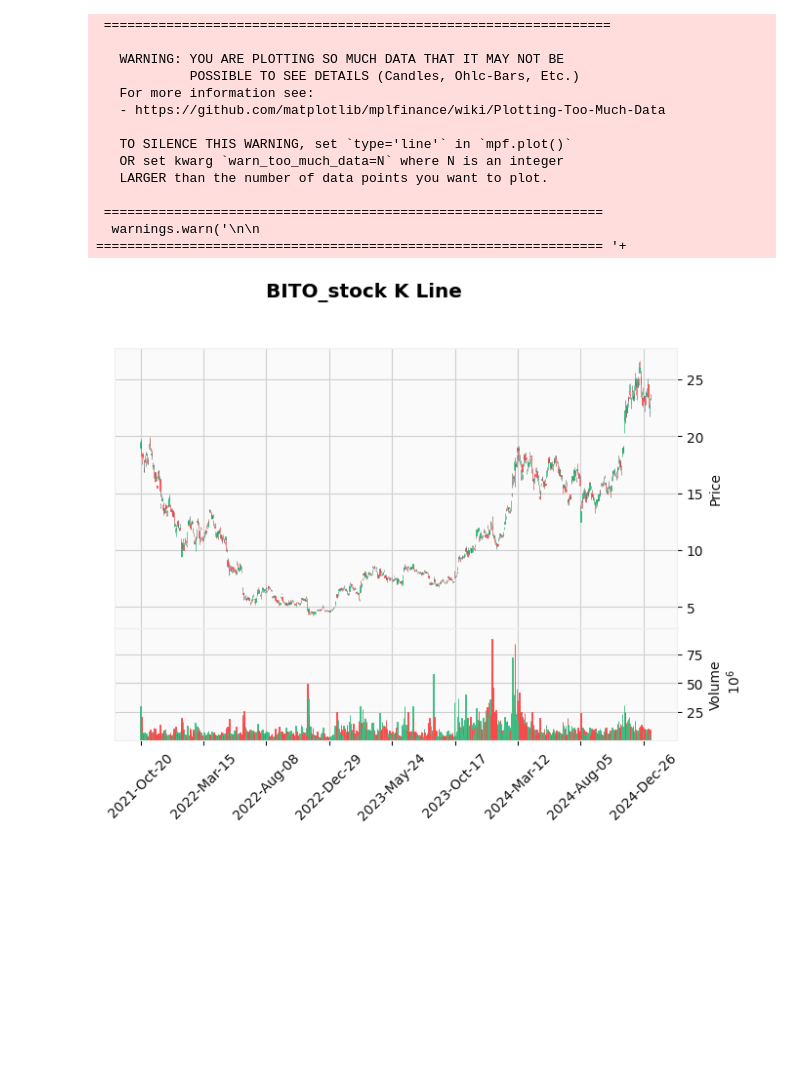
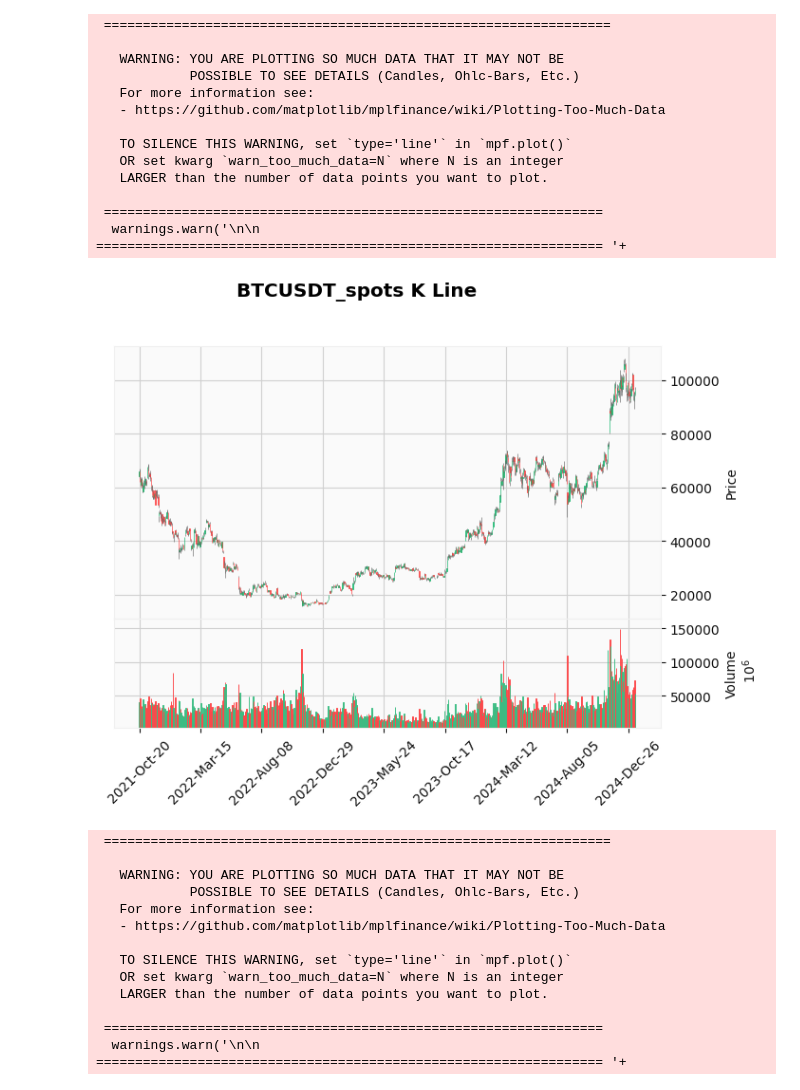
Before and after one commit to 13141440/BTC_data_analyzation, a Jupyter notebook: code/drawKLine.ipynb, the cells around one changed output. Saved outputs shown, nothing was run; the diff lists cells and outputs as text; code cells hidden in the pictures; blank space fills up the shorter version.

Commit message:
finish data

```diff
--- a/code/drawKLine.ipynb
+++ b/code/drawKLine.ipynb
@@ -4,12 +4,54 @@ import matplotlib.pyplot as plt
 import mplfinance as mpf
 import matplotlib.pyplot as plt
 
-name1="BITO_stock"
-name2="IBIT_stock"
+# name1="BITO_stock"
+# name2="BTCUSDT_spots"
+# file1="/home/eric/Desktop/code/BTC_data_analyzation/datas/"+name1+"_data.csv"
+# file2="/home/eric/Desktop/code/BTC_data_analyzation/datas/"+name2+"_data.csv"
+# data_BITO = pd.read_csv(file1)
+# data_IBIT = pd.read_csv(file2)
+
+
+st="2022-3-11"
+et="2025-01-14"
+
+name1="BTCUSDT_spots"
+name2="BITO_stock"
 file1="/home/eric/Desktop/code/BTC_data_analyzation/datas/"+name1+"_data.csv"
 file2="/home/eric/Desktop/code/BTC_data_analyzation/datas/"+name2+"_data.csv"
-data_BITO = pd.read_csv(file1)
-data_IBIT = pd.read_csv(file2)
+datadata11=pd.read_csv(file1)
+datadata22=pd.read_csv(file2)
+
+len11=len(datadata11)
+len22=len(datadata22)
+
+for i in range(len11):
+    datadata11.loc[i,'Date']=datadata11.loc[i,'Date'][0:10]
+    # print(datadata11.loc[i,'Date'])
+for i in range(len22):
+    datadata22.loc[i,'Date']=datadata22.loc[i,'Date'][0:10]
+    # print(datadata22.loc[i,'Date'])
+
+
+
+# 将 'date' 列设置为索引
+datadata11.set_index('Date', inplace=True)
+datadata22.set_index('Date', inplace=True)
+
+# 找到两个 DataFrame 索引的交集
+common_dates = datadata11.index.intersection(datadata22.index)
+
+# 使用交集索引筛选两个 DataFrame
+datadata11_common = datadata11.loc[common_dates]
+datadata22_common = datadata22.loc[common_dates]
+
+# 如果需要将日期重新作为列而不是索引
+datadata11_common.reset_index(inplace=True)
+datadata22_common.reset_index(inplace=True)
+
+data_BITO=datadata11_common
+data_IBIT=datadata22_common
+
 
 data_BITO['Date'] = pd.to_datetime(data_BITO['Date'], utc=True)
 data_IBIT['Date'] = pd.to_datetime(data_IBIT['Date'], utc=True)
@@ -27,31 +69,46 @@ data_IBIT['Low'] = pd.to_numeric(data_IBIT['Low'])
 data_IBIT['Close'] = pd.to_numeric(data_IBIT['Close'])
 data_IBIT['Volume'] = pd.to_numeric(data_IBIT['Volume'])
 data_IBIT.set_index('Date', inplace=True)
 
 # 绘制K线图
 mpf.plot(data_BITO, type='candle', title=name1+' K Line', ylabel='Price', ylabel_lower='Volume', volume=True, style='yahoo')
 mpf.plot(data_IBIT, type='candle', title=name2+' K Line', ylabel='Price', ylabel_lower='Volume', volume=True, style='yahoo')
 
 data_IBIT['MA5'] = data_IBIT['Close'].rolling(window=5).mean().pct_change()
 data_BITO['MA5'] = data_BITO['Close'].rolling(window=5).mean().pct_change()
 
 df_diff=  data_BITO['MA5']-data_IBIT['MA5']
+
+plt.plot(data_BITO['MA5'].head(10))
 plt.plot(df_diff)
 
 plt.title("difference between "+name1+" and "+name2+" 's pct_change of MA5")
 plt.show()
 # %% [output]
  =================================================================
 
    WARNING: YOU ARE PLOTTING SO MUCH DATA THAT IT MAY NOT BE
             POSSIBLE TO SEE DETAILS (Candles, Ohlc-Bars, Etc.)
    For more information see:
    - https://github.com/matplotlib/mplfinance/wiki/Plotting-Too-Much-Data
 
    TO SILENCE THIS WARNING, set `type='line'` in `mpf.plot()`
    OR set kwarg `warn_too_much_data=N` where N is an integer
    LARGER than the number of data points you want to plot.
 
  ================================================================
   warnings.warn('\n\n ================================================================= '+
-[figure, old version]
+[figure, new version]
+ =================================================================
+
+   WARNING: YOU ARE PLOTTING SO MUCH DATA THAT IT MAY NOT BE
+            POSSIBLE TO SEE DETAILS (Candles, Ohlc-Bars, Etc.)
+   For more information see:
+   - https://github.com/matplotlib/mplfinance/wiki/Plotting-Too-Much-Data
+
+   TO SILENCE THIS WARNING, set `type='line'` in `mpf.plot()`
+   OR set kwarg `warn_too_much_data=N` where N is an integer
+   LARGER than the number of data points you want to plot.
+
+ ================================================================
+  warnings.warn('\n\n ================================================================= '+
```
Also changed, not shown: parts of 1 cell of this notebook, 5 other files.
